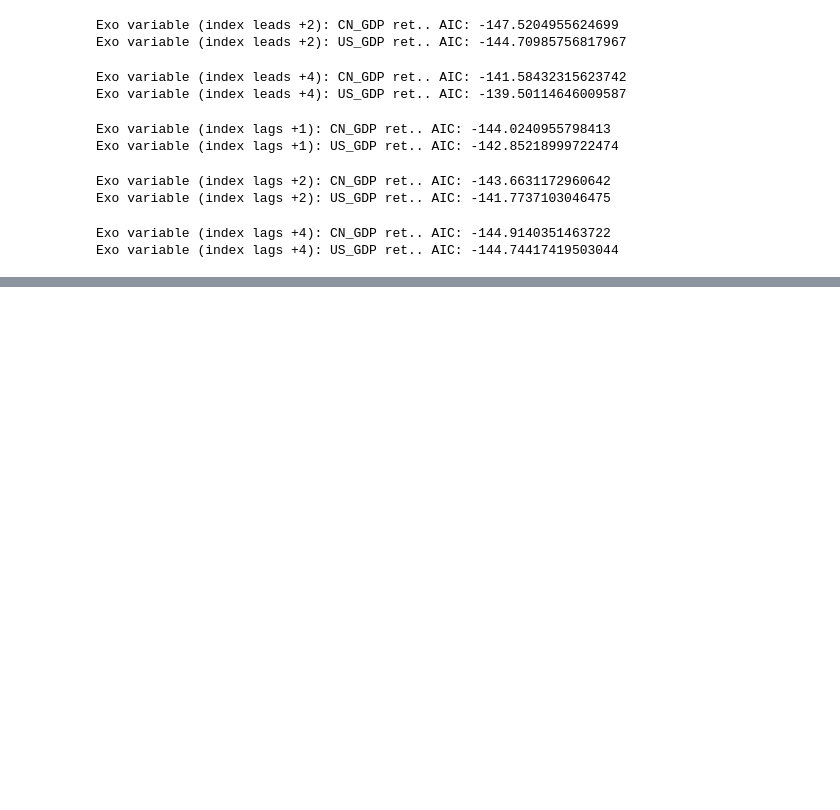
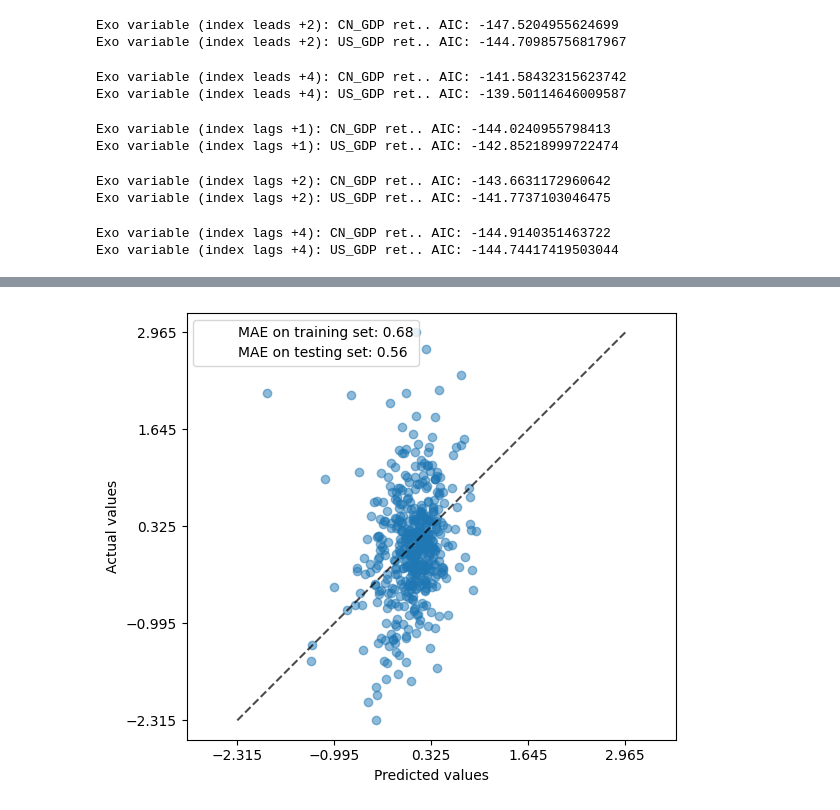
Before and after one commit to jjiaoyuwang/WQU-capstone, a Jupyter notebook: macro-appraisal.ipynb, the cells around one changed output, grey strips where cells are left out. Saved outputs shown, nothing was run; the diff lists cells and outputs as text; code cells hidden in the pictures; blank space fills up the shorter version.

Commit message:
added ridge regression results for macroeconomic indicators

```diff
--- a/macro-appraisal.ipynb
+++ b/macro-appraisal.ipynb
@@ -1082,0 +1119,19 @@ Exo variable (index lags +4): US_GDP ret.. AIC: -144.74417419503044
+# %%
+# fit a model for everything
+ridge_df = macro_daily_df.copy()
+lags = [5,20,60,-5,-20,-60]
+
+for elem in list(macro_daily_df.columns):
+    for lag in lags:
+        col_name = str(elem) + ' lag ' + str(lag)
+        ridge_df[col_name] = ridge_df[elem].shift(lag)
+
+
+# drop all columns containing HK50 (the
+ridge_df = ridge_df.loc[:,~ridge_df.columns.str.contains('HK50 ret.')]
+
+# dates range (do last)
+# ridge_df = ridge_df['2013-06-27':'2022-11-01']
+
+X = ridge_df.dropna()
+y = macro_daily_df['HK50 ret.'][ridge_df.dropna().index[0]:ridge_df.dropna().index[-1]]
@@ -1082,0 +1203,20 @@ Exo variable (index lags +4): US_GDP ret.. AIC: -144.74417419503044
+# %%
+mae_train = mean_absolute_error(y_train, clf.predict(X_train))
+mae_test = mean_absolute_error(y_test, y_pred)
+scores = {
+    "MAE on training set": f"{mae_train:.2f}",
+    "MAE on testing set": f"{mae_test:.2f}",
+}
+_, ax = plt.subplots(figsize=(6, 5))
+display = PredictionErrorDisplay.from_predictions(
+    y_test, y_pred, kind="actual_vs_predicted", ax=ax, scatter_kwargs={"alpha": 0.5}
+)
+#ax.set_title("Ridge model, CV-optimised regularisation parameter")
+for name, score in scores.items():
+    ax.plot([], [], " ", label=f"{name}: {score}")
+ax.legend(loc="upper left")
+plt.tight_layout()
+#plt.savefig('MAE_plot_daily_all-ind.png',dpi=600)
+plt.savefig('MAE_plot_daily_all-ind_no-title.png',dpi=600)
+# %% [output]
+[figure, added]
```
Also changed, not shown: parts of 31 cells of this notebook, 18 other files.
